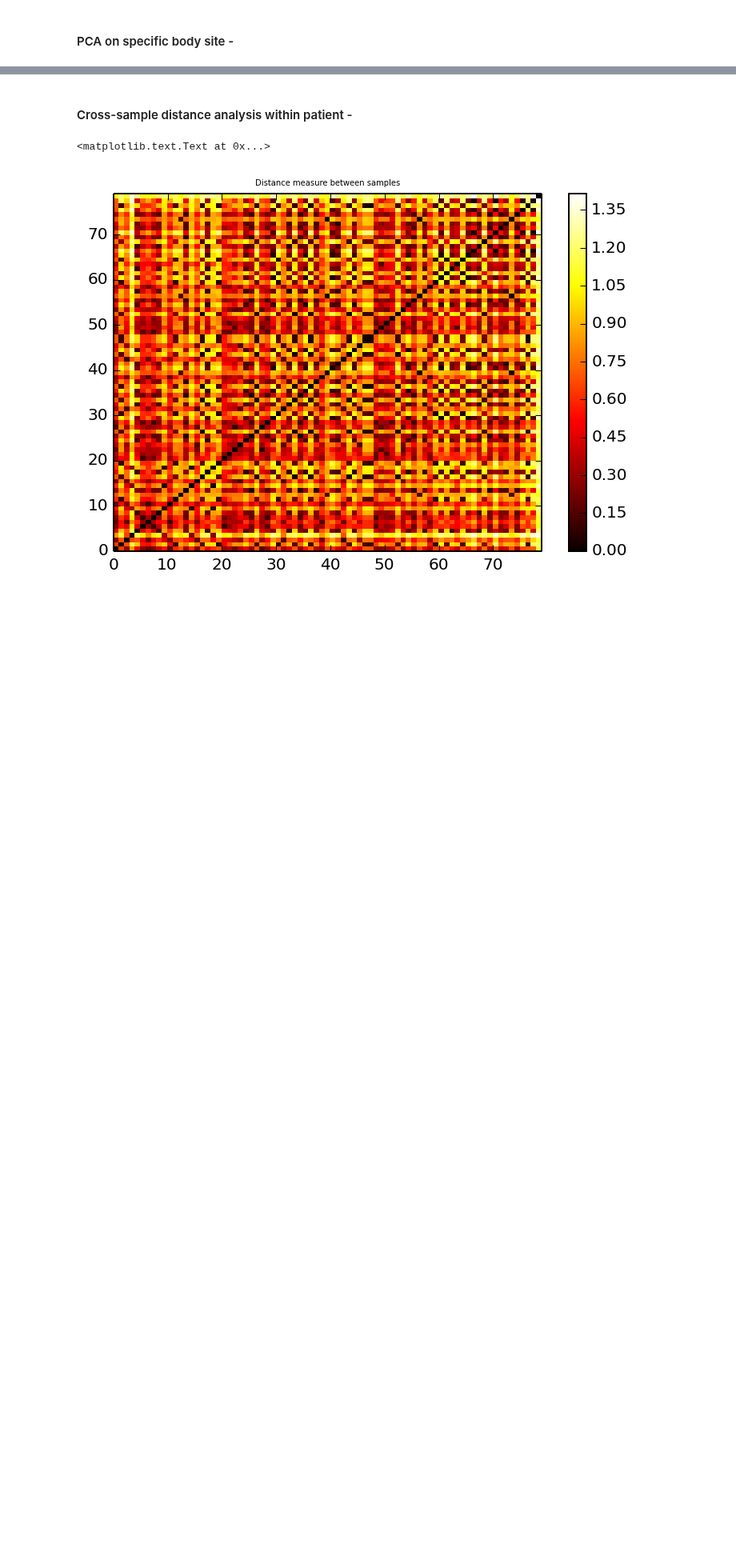
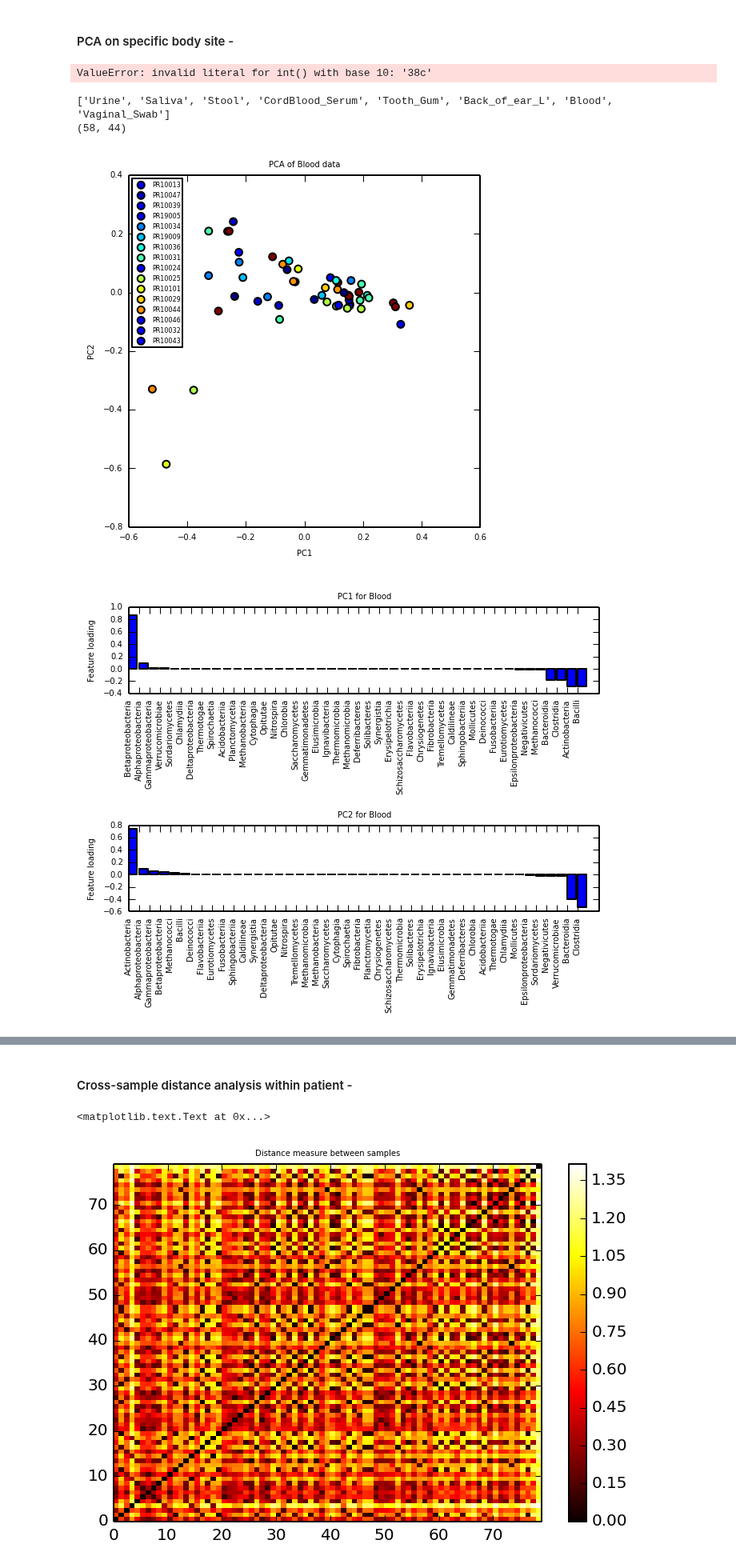
Before and after one commit to lmart999/CS229, a Jupyter notebook: CS229_Project.ipynb, the cells around one changed output, grey strips where cells are left out. Shown at 80% size. Saved outputs shown, nothing was run; the diff lists cells and outputs as text; code cells hidden in the pictures; blank space fills up the shorter version.

```diff
--- a/CS229_Project.ipynb
+++ b/CS229_Project.ipynb
@@ -554,11 +562,9 @@ runLoadingPlot(target_name,pca)
 # %% [markdown]
 #### PCA on specific body site -
 # %%
-Run PCA on select body site -
-
 # Choose site
 print uniq_sites
-bs_to_query='Tooth_Gum'
+bs_to_query='Blood'
 
 # Isolate data
 bs_data=data_all_samples_bodysites_norm_tp.loc[bs_to_query,:]
@@ -567,7 +573,6 @@ siteData_r = pca.fit(bs_data).transform(bs_data)
 print bs_data.shape
 
 # Run PCA on the specified site with patient highlighted
-
 patientNames=np.array([sample.split('_')[0] for sample in bs_data.index])
 uniqPatients=list(set(patientNames))
 jet = cm = plt.get_cmap('jet')
@@ -581,30 +586,36 @@ plt.xticks(fontsize=5)
 plt.yticks(fontsize=5)
 plt.xlabel('PC1',fontsize=5)
 plt.ylabel('PC2',fontsize=5)
 plt.title('PCA of %s data'%bs_to_query,fontsize=5)
 
 runLoadingPlot(bs_to_query,pca)
 
 # Run PCA on the specified site with time highlighted
 import matplotlib.colors as colors
 import matplotlib.cm as cmx
 
 # Sampling times
 patientTimeSampled=np.array([sample.split('_')[1] for sample in bs_data.index])
 uniqTimes=np.array(list(set(patientTimeSampled)))
 times_index=np.array(uniqTimes,dtype=int).argsort()
 uniqTimes=uniqTimes[times_index]
 
 # Colormap
 jet = cm = plt.get_cmap('jet')
 cNorm = colors.Normalize(vmin=0,vmax=len(uniqTimes))
 scalarMap = cmx.ScalarMappable(norm=cNorm,cmap=jet)
 fig=plt.figure(figsize=cm2inch(10,10))
 for time,color in zip(uniqTimes,range(len(uniqTimes))):
     plt.scatter(siteData_r[patientTimeSampled==time,0], siteData_r[patientTimeSampled==time,1],c=scalarMap.to_rgba([color]),label=time)
 plt.legend(loc='upper left',scatterpoints=1,prop={'size':4})
 plt.xticks(fontsize=5)
 plt.yticks(fontsize=5)
 plt.xlabel('PC1',fontsize=5)
 plt.ylabel('PC2',fontsize=5)
 plt.title('PCA of %s data'%bs_to_query,fontsize=5)
+# %% [output]
+ValueError: invalid literal for int() with base 10: '38c'
+['Urine', 'Saliva', 'Stool', 'CordBlood_Serum', 'Tooth_Gum', 'Back_of_ear_L', 'Blood', 'Vaginal_Swab']
+(58, 44)
+[figure, added]
+[figure, added]
```
Also changed, not shown: parts of 7 cells of this notebook.
